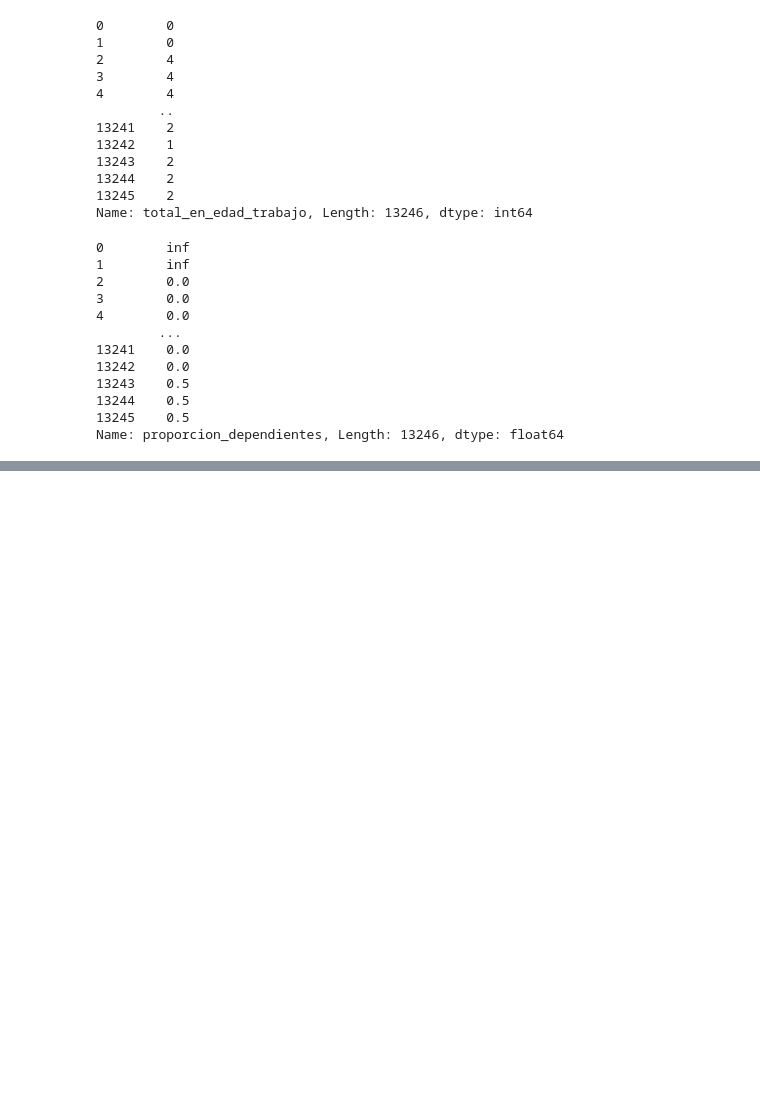
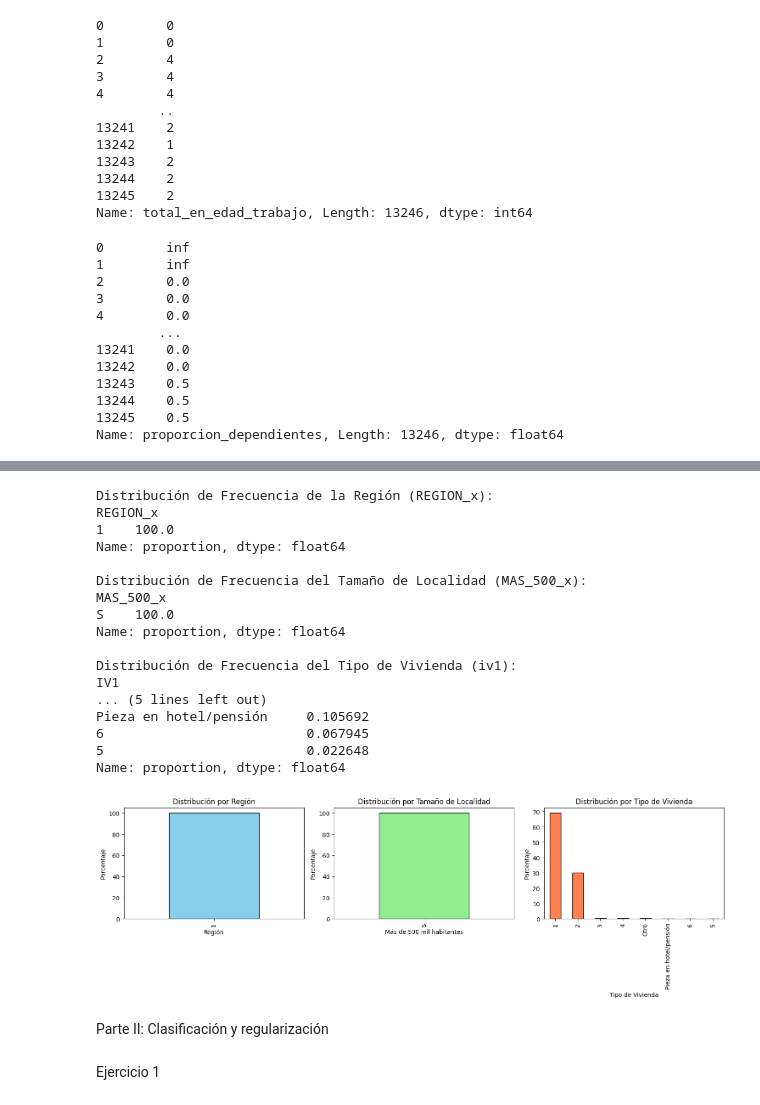
Before and after one commit to IaraWilliams/CC408-T2-2, a Jupyter notebook: TP4/TP4.ipynb, the cells around one changed output, grey strips where cells are left out. Drawn from its saved outputs; the diff is of its cells as text; code cells hidden in the pictures; blank space fills up the shorter version.

```diff
--- a/TP4/TP4.ipynb
+++ b/TP4/TP4.ipynb
@@ -148,12 +177,6 @@ df_individual_2004, total_filas_eliminadas_individual_2004 = eliminar_filas_nega
 # # 2024
 df_hogar_2024, total_filas_eliminadas_hogar_2024 = eliminar_filas_negativas_vacias(df_hogar_2024)
 df_individual_2024, total_filas_eliminadas_individual_2024 = eliminar_filas_negativas_vacias(df_individual_2024)
-# %%
-# Unir los dataframes de hogar
-df_hogar_combined = pd.concat([df_hogar_2004, df_hogar_2024], ignore_index=True)
-
-# Unir los dataframes de individual
-df_individual_combined = pd.concat([df_individual_2004, df_individual_2024], ignore_index=True)
 # %%
 # Realizar el merge entre los dataframes combinados
 df_merged = pd.merge(df_hogar_combined, df_individual_combined, on=['CODUSU', 'ANO4', 'TRIMESTRE', 'NRO_HOGAR'], how='inner')
@@ -262,0 +304,67 @@ Name: proporcion_dependientes, Length: 13246, dtype: float64
+# %%
+# REGION_x
+region_freq = df_merged['REGION_x'].value_counts(normalize=True) * 100
+
+# MAS_500_x
+mas_500_freq = df_merged['MAS_500_x'].value_counts(normalize=True) * 100
+
+# IV1
+iv1_freq = df_merged['IV1'].value_counts(normalize=True) * 100
+
+# Veo la distribución de frecuencias
+print("Distribución de Frecuencia de la Región (REGION_x):")
+print(region_freq)
+print("\nDistribución de Frecuencia del Tamaño de Localidad (MAS_500_x):")
+print(mas_500_freq)
+print("\nDistribución de Frecuencia del Tipo de Vivienda (iv1):")
+print(iv1_freq)
+
+# Miro las variables en "cuadros"
+plt.figure(figsize=(15, 5))
+
+# Plot 1: REGION_x
+plt.subplot(1, 3, 1)
+region_freq.plot(kind='bar', color='skyblue', edgecolor='black')
+plt.title('Distribución por Región')
+plt.xlabel('Región')
+plt.ylabel('Porcentaje')
+
+# Plot 2: MAS_500_x
+plt.subplot(1, 3, 2)
+mas_500_freq.plot(kind='bar', color='lightgreen', edgecolor='black')
+plt.title('Distribución por Tamaño de Localidad')
+plt.xlabel('Más de 500 mil habitantes')
+plt.ylabel('Porcentaje')
+
+# Plot 3: IV1
+plt.subplot(1, 3, 3)
+iv1_freq.plot(kind='bar', color='coral', edgecolor='black')
+plt.title('Distribución por Tipo de Vivienda')
+plt.xlabel('Tipo de Vivienda')
+plt.ylabel('Porcentaje')
+
+plt.tight_layout()
+plt.show()
+# %% [output]
+Distribución de Frecuencia de la Región (REGION_x):
+REGION_x
+1    100.0
+Name: proportion, dtype: float64
+
+Distribución de Frecuencia del Tamaño de Localidad (MAS_500_x):
+MAS_500_x
+S    100.0
+Name: proportion, dtype: float64
+
+Distribución de Frecuencia del Tipo de Vivienda (iv1):
+IV1
+... (5 lines left out)
+Pieza en hotel/pensión     0.105692
+6                          0.067945
+5                          0.022648
+Name: proportion, dtype: float64
+[figure, added]
+# %% [markdown]
+Parte II: Clasificación y regularización
+# %% [markdown]
+Ejercicio 1
```
Also changed, not shown: parts of 6 cells of this notebook.
